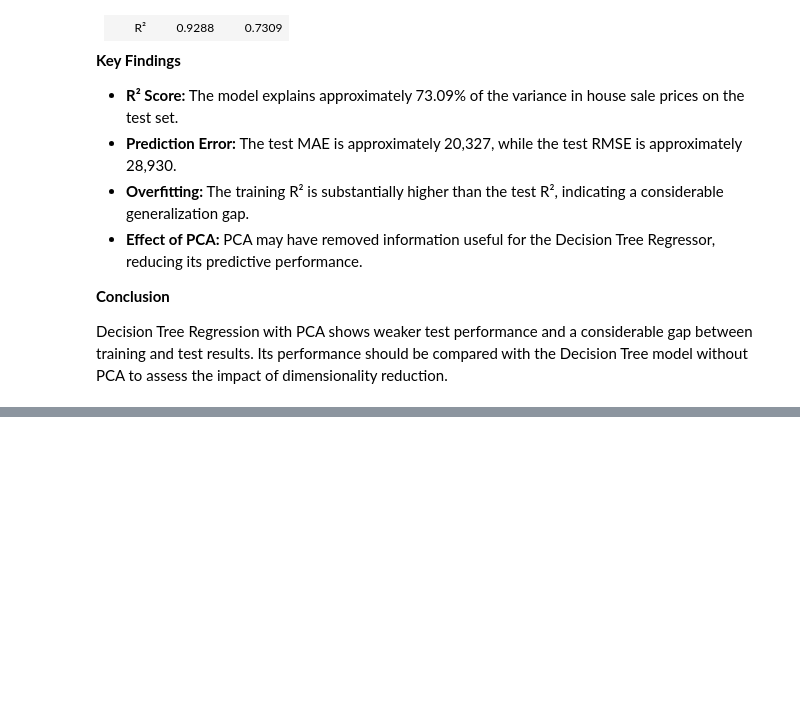
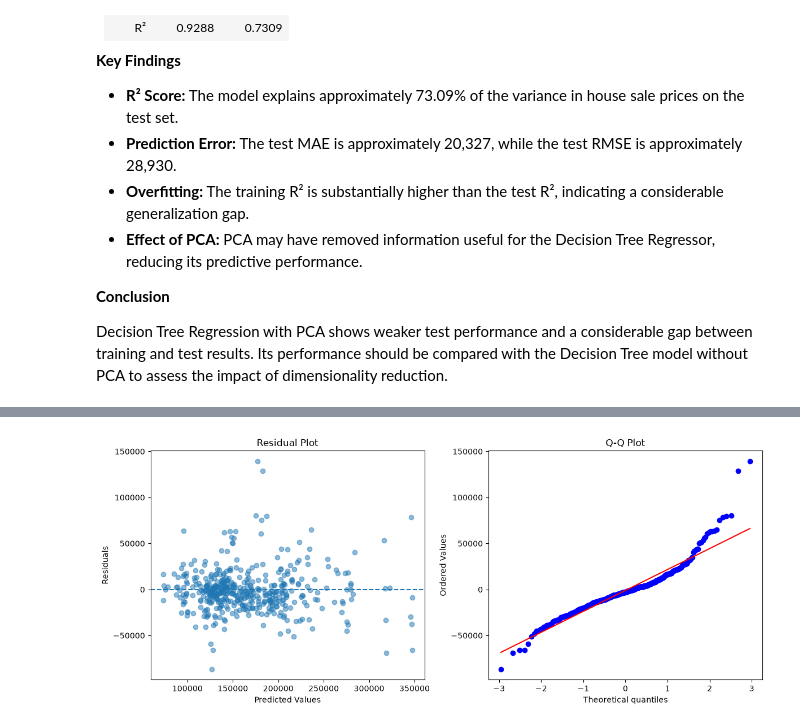
Before and after one commit to Mohamadzf23/ames-housing-price-prediction, a Jupyter notebook: src/ames_housing_price_prediction.ipynb, the cells around one changed output, grey strips where cells are left out. Drawn from its saved outputs; the diff is of its cells as text; code cells hidden in the pictures; blank space fills up the shorter version.

Commit message:
Evaluate Random Forest with PCA

```diff
--- a/src/ames_housing_price_prediction.ipynb
+++ b/src/ames_housing_price_prediction.ipynb
@@ -3123,0 +3128,8 @@ Decision Tree Regression with PCA shows weaker test performance and a considerab
+# %%
+rf_pipline = Pipeline([
+    ('scale', StandardScaler()),
+    ('pca', PCA(n_components=0.95)),
+    ('model', RandomForestRegressor(n_estimators=1000, max_depth=7, min_samples_leaf=20, n_jobs=-1))
+])
+
+rf_pipline.fit(X_train, y_train)
@@ -3123,0 +3163,4 @@ Decision Tree Regression with PCA shows weaker test performance and a considerab
+# %%
+plot_residuals_qq(rf_pipline, X_test, y_test)
+# %% [output]
+[figure, added]
```
Also changed, not shown: parts of 6 cells of this notebook.
